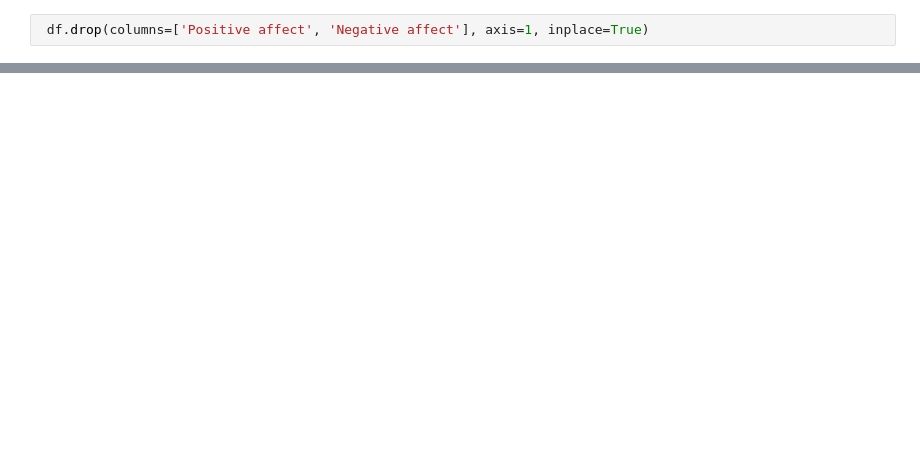
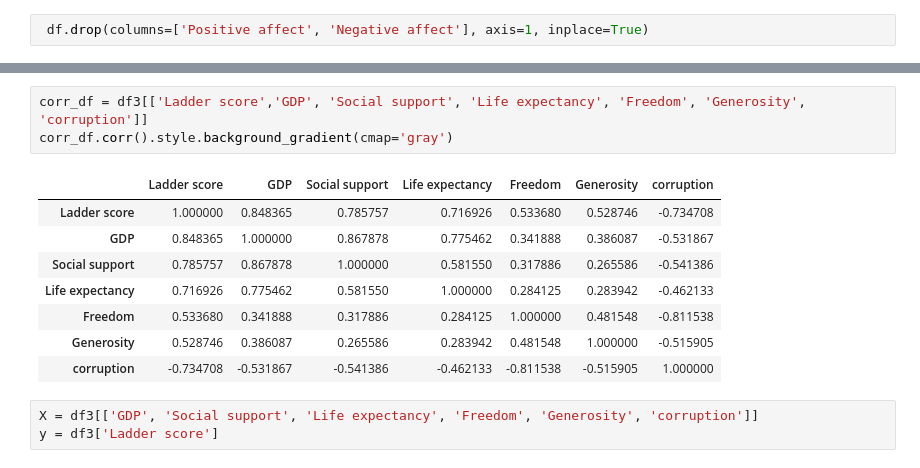
Before and after one commit to Fraolabebe/World-happiness-, a Jupyter notebook: world-happiness .ipynb, the cells around one changed output, grey strips where cells are left out. Cells and saved outputs as stored; diff of their text form; blank space fills up the shorter version.

```diff
--- a/world-happiness .ipynb
+++ b/world-happiness .ipynb
@@ -113,0 +267,15 @@ df.tail()
+# %%
+corr_df = df3[['Ladder score','GDP', 'Social support', 'Life expectancy', 'Freedom', 'Generosity', 'corruption']]
+corr_df.corr().style.background_gradient(cmap='gray')
+# %% [output]
+|  | Ladder score | GDP | Social support | Life expectancy | Freedom | Generosity | corruption |
+| Ladder score | 1.000000 | 0.848365 | 0.785757 | 0.716926 | 0.533680 | 0.528746 | -0.734708 |
+| GDP | 0.848365 | 1.000000 | 0.867878 | 0.775462 | 0.341888 | 0.386087 | -0.531867 |
+| Social support | 0.785757 | 0.867878 | 1.000000 | 0.581550 | 0.317886 | 0.265586 | -0.541386 |
+| Life expectancy | 0.716926 | 0.775462 | 0.581550 | 1.000000 | 0.284125 | 0.283942 | -0.462133 |
+| Freedom | 0.533680 | 0.341888 | 0.317886 | 0.284125 | 1.000000 | 0.481548 | -0.811538 |
+| Generosity | 0.528746 | 0.386087 | 0.265586 | 0.283942 | 0.481548 | 1.000000 | -0.515905 |
+| corruption | -0.734708 | -0.531867 | -0.541386 | -0.462133 | -0.811538 | -0.515905 | 1.000000 |
+# %%
+X = df3[['GDP', 'Social support', 'Life expectancy', 'Freedom', 'Generosity', 'corruption']]
+y = df3['Ladder score']
```
Also changed, not shown: parts of 27 cells of this notebook, 1 other file.
